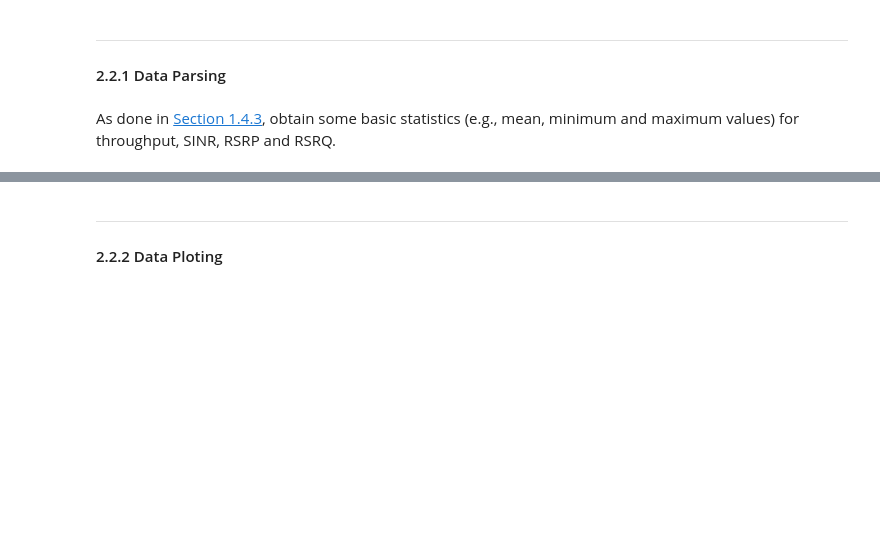
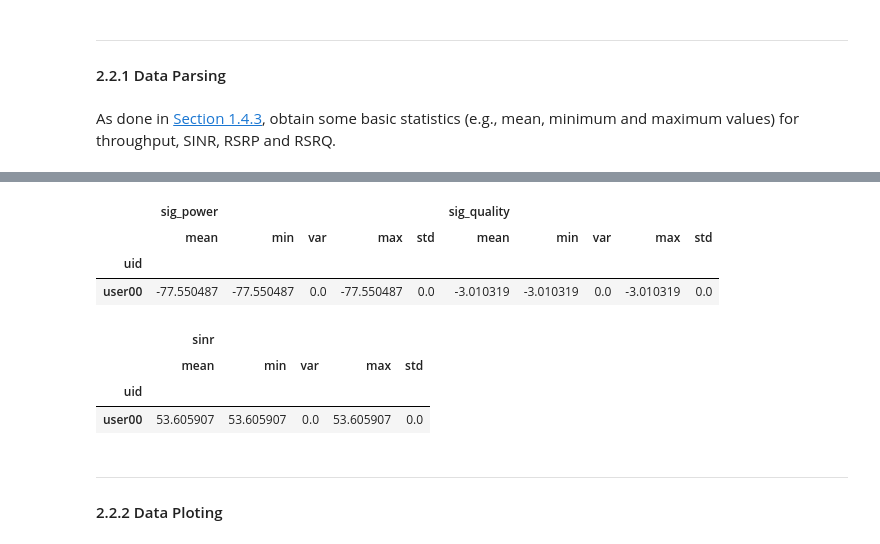
Before and after one commit to AndyRamb/ttm4133-G, a Jupyter notebook: lab0- tutorial/lab0.ipynb, the cells around one changed output, grey strips where cells are left out. Drawn from its saved outputs; the diff is of its cells as text; code cells hidden in the pictures; blank space fills up the shorter version.

```diff
--- a/lab0- tutorial/lab0.ipynb
+++ b/lab0- tutorial/lab0.ipynb
@@ -781,19 +753,35 @@ display(df_aggregate)
 df_without_time = res_signalpower.drop(columns=['time'])
 
 #Group the dataframe by uid
-## TODO
+df_grouped = df_without_time.groupby('uid')
 
 # Aggregate data
-# TODO
+df_aggregate = df_grouped.agg({'sig_power': ['mean','min','var','max', 'std'], 'sig_quality': ['mean','min','var','max', 'std']})
 
 display(df_aggregate)
+# %% [output]
+|  | sig_power |  |  |  |  | sig_quality |  |  |  |  |
+|  | mean | min | var | max | std | mean | min | var | max | std |
+| uid |  |  |  |  |  |  |  |  |  |  |
+| user00 | -77.550487 | -77.550487 | 0.0 | -77.550487 | 0.0 | -3.010319 | -3.010319 | 0.0 | -3.010319 | 0.0 |
 # %%
 # SINR data
 
 # Select all columns except 'time'
 df_without_time = res_sinr.drop(columns=['time'])
 
-#TODO...
+#Group the dataframe by uid
+df_grouped = df_without_time.groupby('uid')
+
+# Aggregate data
+df_aggregate = df_grouped.agg({'sinr': ['mean','min','var','max', 'std']})
+
+display(df_aggregate)
+# %% [output]
+|  | sinr |  |  |  |  |
+|  | mean | min | var | max | std |
+| uid |  |  |  |  |  |
+| user00 | 53.605907 | 53.605907 | 0.0 | 53.605907 | 0.0 |
 # %% [markdown]
 ---
 #### 2.2.2 Data Ploting
```
Also changed, not shown: parts of 9 cells of this notebook.
